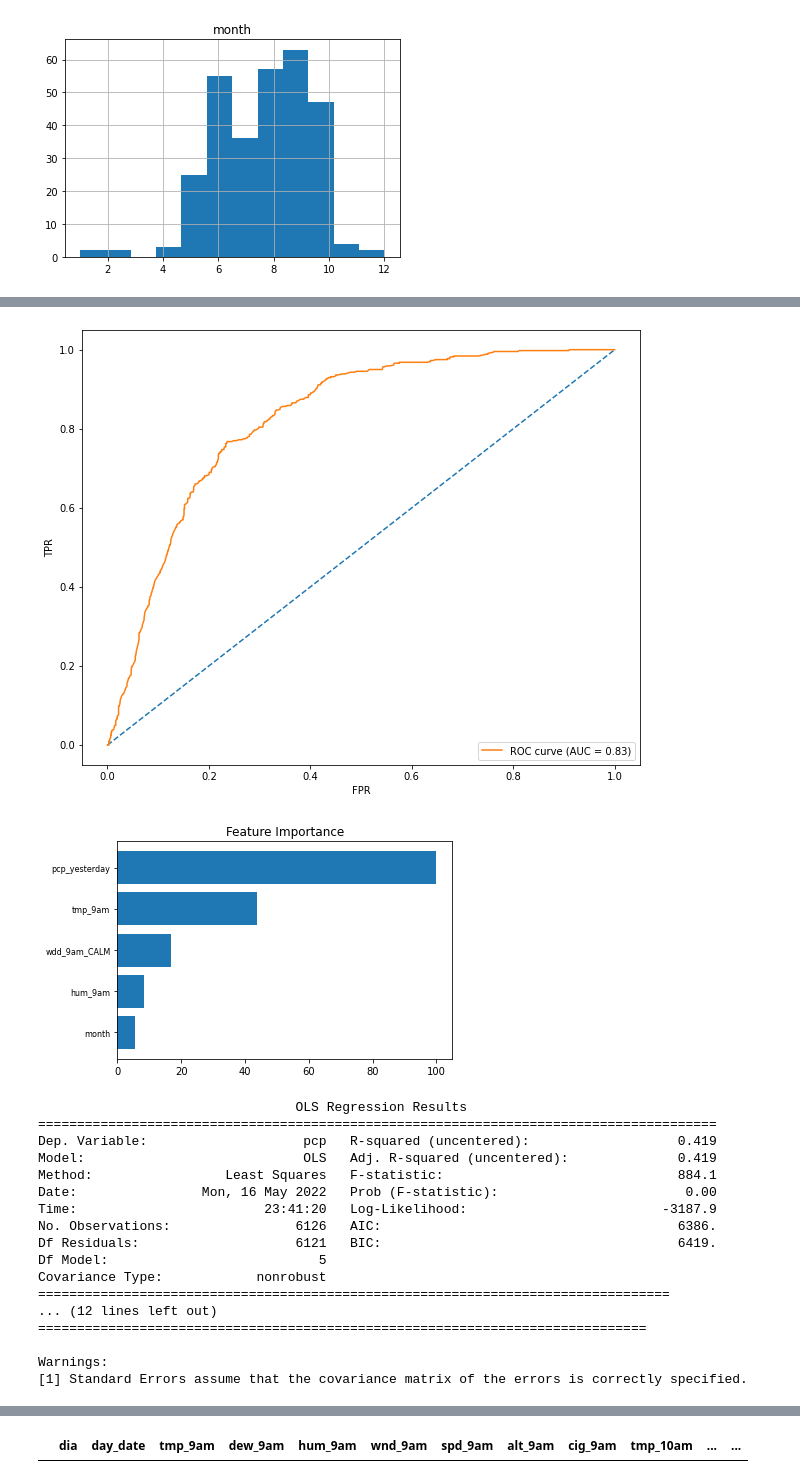
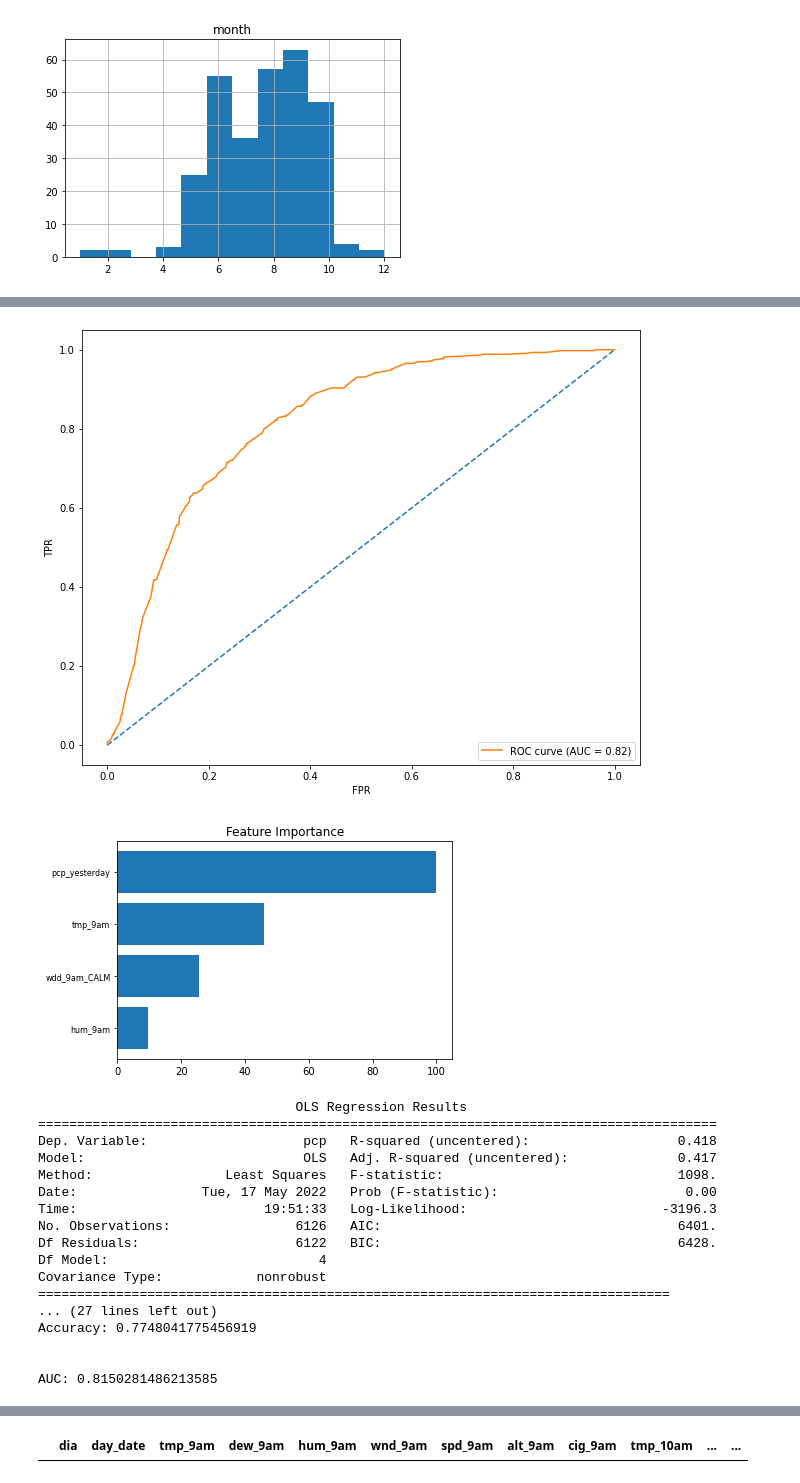
Before and after one commit to navilaufm/ML_LR_rainfall_MGGT, a Jupyter notebook: Norman_Avila_ML_LR_rainfall.ipynb, the cells around one changed output, grey strips where cells are left out. Cells and saved outputs as stored; diff of their text form; code cells hidden in the pictures.

Commit message:
Fixed prediction calculation, tested with other predictors.  Created using Colaboratory

```diff
--- a/Norman_Avila_ML_LR_rainfall.ipynb
+++ b/Norman_Avila_ML_LR_rainfall.ipynb
@@ -433,21 +432,21 @@ array([[<matplotlib.axes._subplots.AxesSubplot object at 0x...>]],
       dtype=object)
 [figure]
 # %%
-def make_prediction(predictors,data):
+def make_prediction(predictors,data,inputs=[]):
   X = data[predictors]
   X_train, X_test, y_train, y_test = train_test_split(X, y, test_size = 0.25)
 
   ##model
-  clf = LogisticRegression(penalty='l2').fit(X_train, y_train)
+  clf = LogisticRegression(penalty='l2',max_iter=200).fit(X_train, y_train)
 
   # predict probabilities
   predictions = clf.predict_proba(X_test)[:, 1]
   predictionsb = clf.predict(X_test)
   #print(predictions)
   #print(predictionsb)
-
+  accuracy = accuracy_score(y_test,predictionsb)
   print('ConfMatrix\n', confusion_matrix(y_test,predictionsb))
-  print('\n\nAccuracy:',accuracy_score(y_test,predictionsb))
+  print('\n\nAccuracy:',accuracy)
   print('\n\nClassification Report\n\n',classification_report(y_test,predictionsb))
 
 
@@ -497,7 +496,13 @@ def make_prediction(predictors,data):
   model = sm.OLS(y, X)
   results = model.fit()
   print(results.summary())
+  if len(inputs)>0:
+    st1 =" "
+    prediction = results.get_prediction(inputs)
+    print('\n\n====================================================\nPrediction for: '+st1.join([str(x) for x in inputs])+'\n\n',prediction.summary_frame())
+    print('\n\nAccuracy:',accuracy)
+    print('\n\nAUC:',auc)
 # %%
-make_prediction(['tmp_9am','hum_9am','month', 'wdd_9am_CALM','pcp_yesterday'],data)
+make_prediction(['tmp_9am','hum_9am', 'wdd_9am_CALM','pcp_yesterday'],data,[22,68,1,1])
 # %% [output]
 ConfMatrix
@@ -517,24 +522,24 @@ Classification Report
 
     accuracy                           0.77      1532
    macro avg       0.72      0.71      0.71      1532
 weighted avg       0.77      0.77      0.77      1532
-[figure, old version]
+[figure, new version]
-[figure, old version]
+[figure, new version]
                                  OLS Regression Results
 =======================================================================================
-Dep. Variable:                    pcp   R-squared (uncentered):                   0.419
-Model:                            OLS   Adj. R-squared (uncentered):              0.419
-Method:                 Least Squares   F-statistic:                              884.1
-Date:                Mon, 16 May 2022   Prob (F-statistic):                        0.00
-Time:                        23:41:20   Log-Likelihood:                         -3187.9
-No. Observations:                6126   AIC:                                      6386.
-Df Residuals:                    6121   BIC:                                      6419.
-Df Model:                           5
+Dep. Variable:                    pcp   R-squared (uncentered):                   0.418
+Model:                            OLS   Adj. R-squared (uncentered):              0.417
+Method:                 Least Squares   F-statistic:                              1098.
+Date:                Tue, 17 May 2022   Prob (F-statistic):                        0.00
+Time:                        19:51:33   Log-Likelihood:                         -3196.3
+No. Observations:                6126   AIC:                                      6401.
+Df Residuals:                    6122   BIC:                                      6428.
+Df Model:                           4
 Covariance Type:            nonrobust
 =================================================================================
-... (12 lines left out)
-==============================================================================
+... (27 lines left out)
+Accuracy: 0.7748041775456919
 
-Warnings:
-[1] Standard Errors assume that the covariance matrix of the errors is correctly specified.
+
+AUC: 0.8150281486213585
 # %%
```
Also changed, not shown: parts of 11 cells of this notebook.
